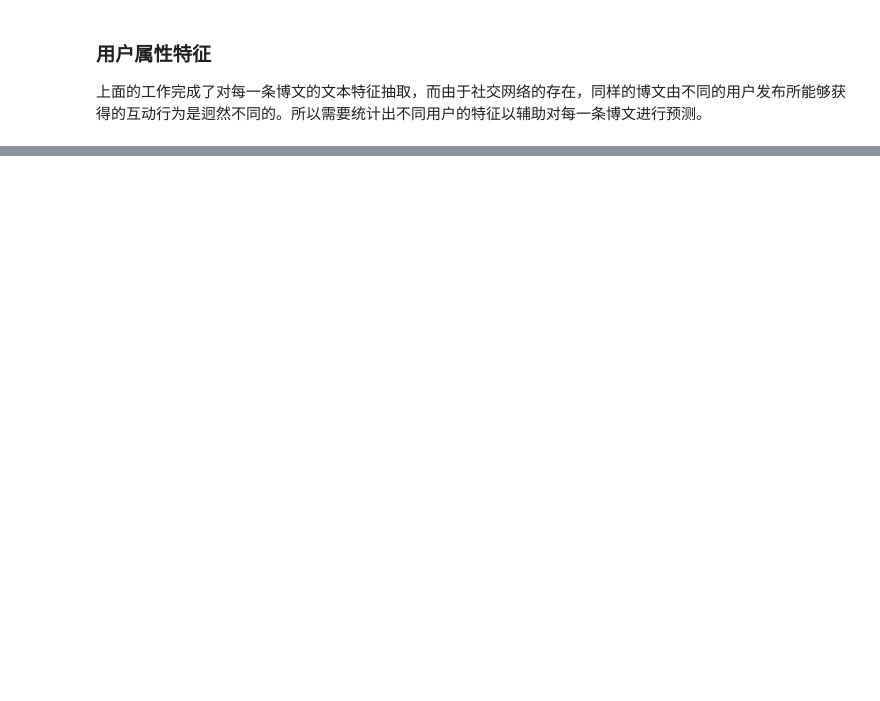
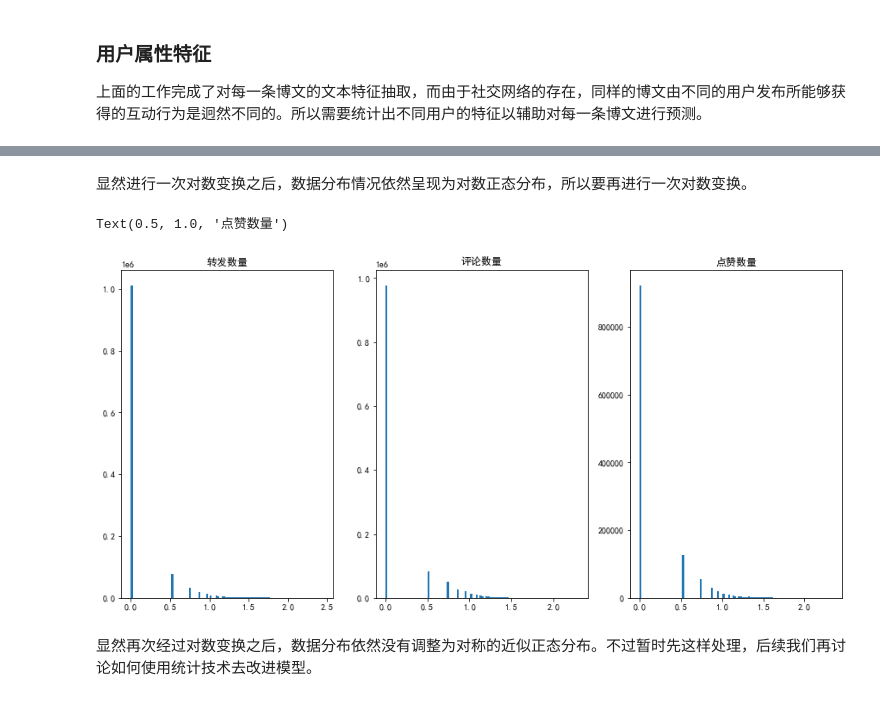
Before and after one commit to xiaojianyang820/TianChi_Learning, a Jupyter notebook: weibo_social_pred/Untitled.ipynb, the cells around one changed output, grey strips where cells are left out. Drawn from its saved outputs; the diff is of its cells as text; code cells hidden in the pictures; blank space fills up the shorter version.

```diff
--- a/weibo_social_pred/Untitled.ipynb
+++ b/weibo_social_pred/Untitled.ipynb
@@ -336,0 +603,18 @@ for uid, uid_df in uid_feature_df:
+# %% [markdown]
+显然进行一次对数变换之后，数据分布情况依然呈现为对数正态分布，所以要再进行一次对数变换。
+# %%
+figure = plt.figure(figsize=(15, 7))
+ax = figure.add_subplot(131)
+_ = plt.hist(np.log(np.log(train_dataframe['转发数量'].values+1)+1), bins=100)
+plt.title('转发数量')
+ax = figure.add_subplot(132)
+_ = plt.hist(np.log(np.log(train_dataframe['评论数量'].values+1)+1), bins=100)
+plt.title('评论数量')
+ax = figure.add_subplot(133)
+_ = plt.hist(np.log(np.log(train_dataframe['点赞数量'].values+1)+1), bins=100)
+plt.title('点赞数量')
+# %% [output]
+Text(0.5, 1.0, '点赞数量')
+[figure, added]
+# %% [markdown]
+显然再次经过对数变换之后，数据分布依然没有调整为对称的近似正态分布。不过暂时先这样处理，后续我们再讨论如何使用统计技术去改进模型。
```
Also changed, not shown: parts of 21 cells of this notebook.
